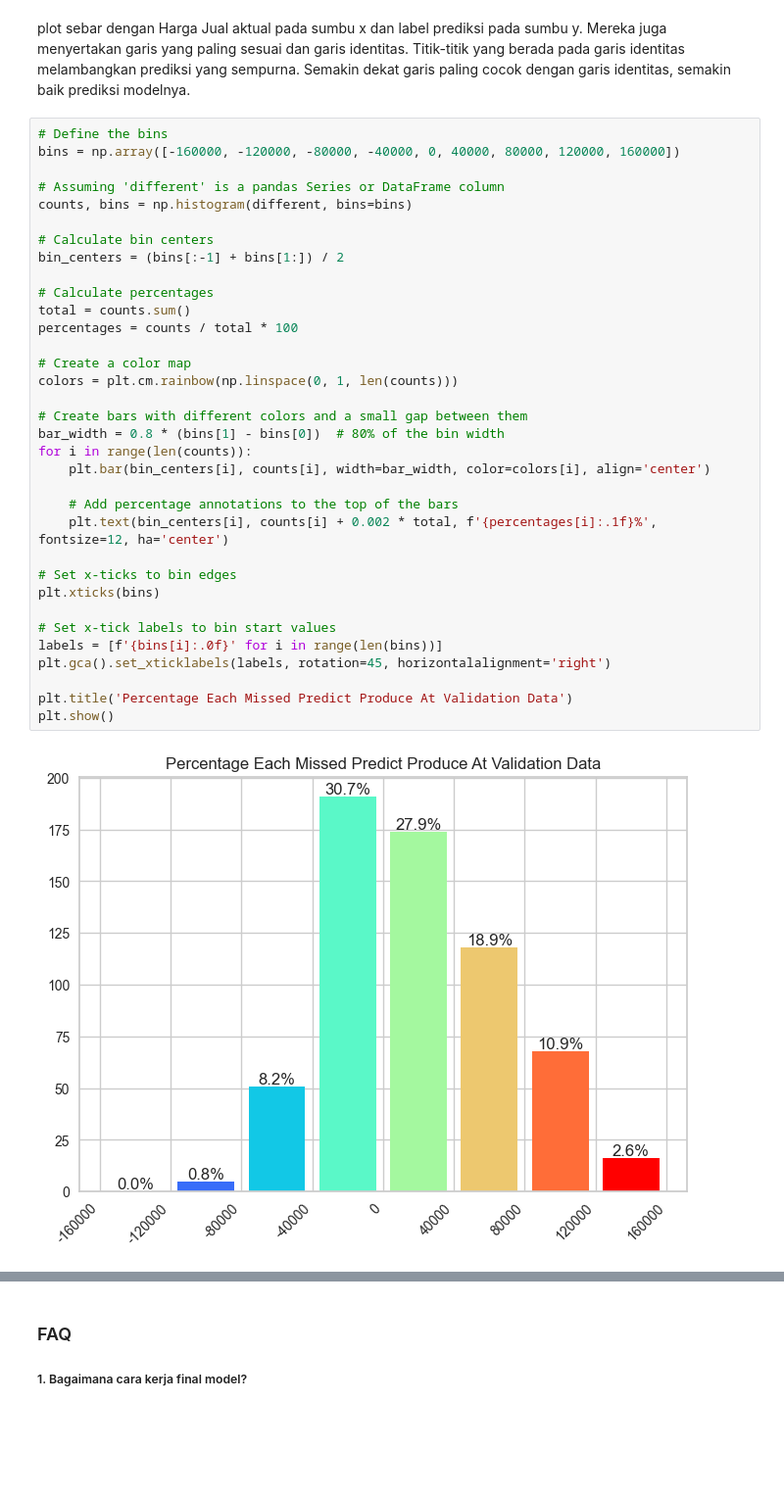
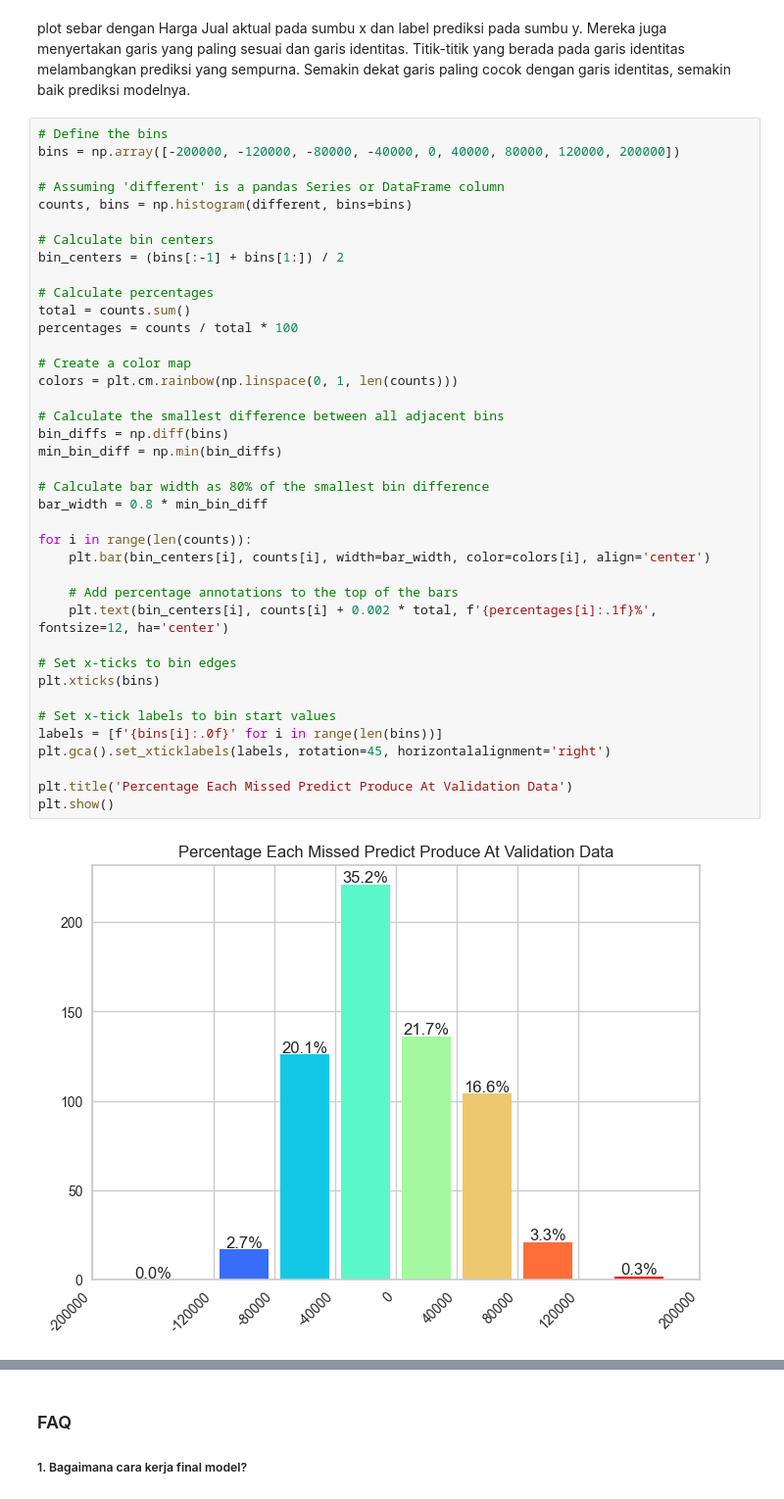
Before and after one commit to davidinations/ApartmentPricePredictions, a Jupyter notebook: Notebook/Modeling.ipynb, the cells around one changed output, grey strips where cells are left out. Shown at 98% size. Cells and saved outputs as stored; diff of their text form; blank space fills up the shorter version.

```diff
--- a/Notebook/Modeling.ipynb
+++ b/Notebook/Modeling.ipynb
@@ -1034,38 +1071,43 @@ Many Data Predicted Correctly Without Any Different = 0
 plot sebar dengan Harga Jual aktual pada sumbu x dan label prediksi pada sumbu y. Mereka juga menyertakan garis yang paling sesuai dan garis identitas. Titik-titik yang berada pada garis identitas melambangkan prediksi yang sempurna. Semakin dekat garis paling cocok dengan garis identitas, semakin baik prediksi modelnya.
 # %%
 # Define the bins
-bins = np.array([-160000, -120000, -80000, -40000, 0, 40000, 80000, 120000, 160000])
+bins = np.array([-200000, -120000, -80000, -40000, 0, 40000, 80000, 120000, 200000])
 
 # Assuming 'different' is a pandas Series or DataFrame column
 counts, bins = np.histogram(different, bins=bins)
 
 # Calculate bin centers
 bin_centers = (bins[:-1] + bins[1:]) / 2
 
 # Calculate percentages
 total = counts.sum()
 percentages = counts / total * 100
 
 # Create a color map
 colors = plt.cm.rainbow(np.linspace(0, 1, len(counts)))
 
-# Create bars with different colors and a small gap between them
-bar_width = 0.8 * (bins[1] - bins[0])  # 80% of the bin width
+# Calculate the smallest difference between all adjacent bins
+bin_diffs = np.diff(bins)
+min_bin_diff = np.min(bin_diffs)
+
+# Calculate bar width as 80% of the smallest bin difference
+bar_width = 0.8 * min_bin_diff
+
 for i in range(len(counts)):
     plt.bar(bin_centers[i], counts[i], width=bar_width, color=colors[i], align='center')
 
     # Add percentage annotations to the top of the bars
     plt.text(bin_centers[i], counts[i] + 0.002 * total, f'{percentages[i]:.1f}%', fontsize=12, ha='center')
 
 # Set x-ticks to bin edges
 plt.xticks(bins)
 
 # Set x-tick labels to bin start values
 labels = [f'{bins[i]:.0f}' for i in range(len(bins))]
 plt.gca().set_xticklabels(labels, rotation=45, horizontalalignment='right')
 
 plt.title('Percentage Each Missed Predict Produce At Validation Data')
 plt.show()
 # %% [output]
-[figure, old version]
+[figure, new version]
 # %% [markdown]
```
Also changed, not shown: parts of 35 cells of this notebook, 11 other files.
